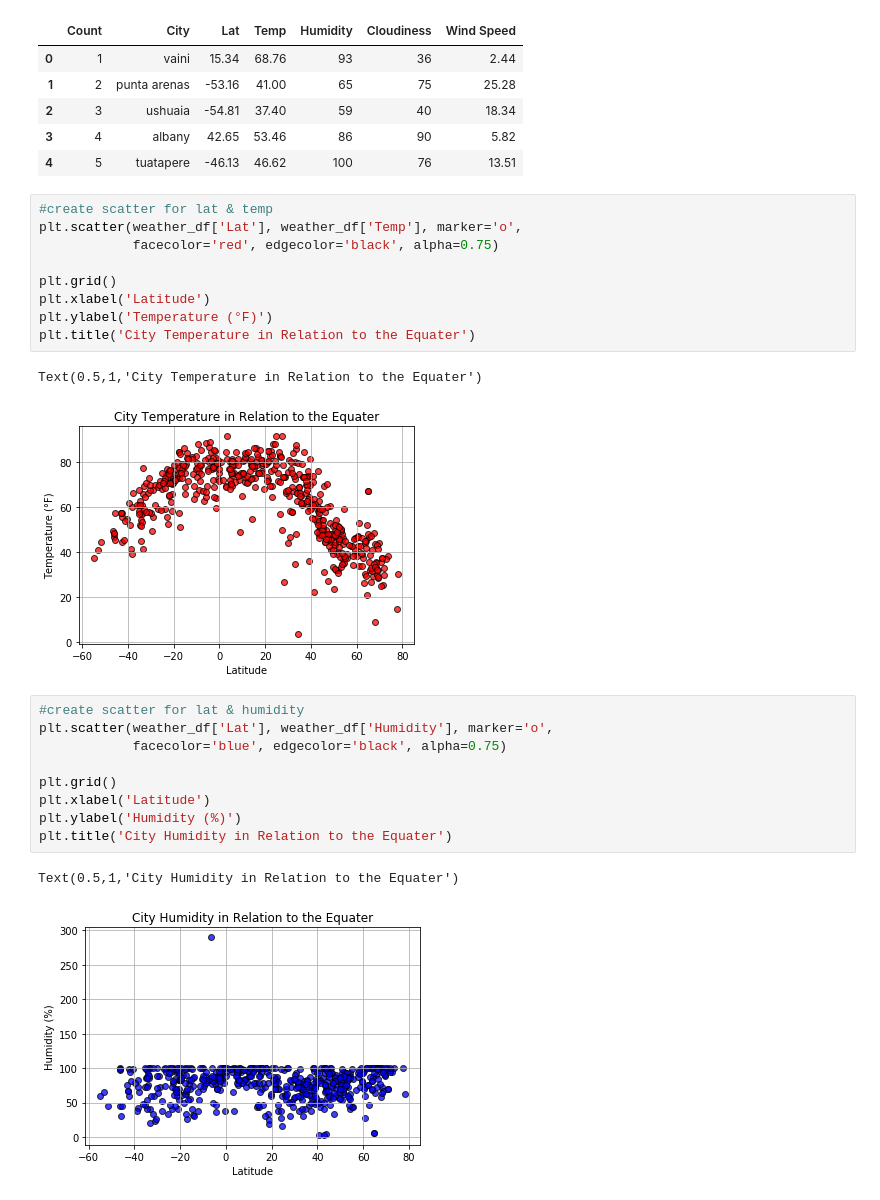
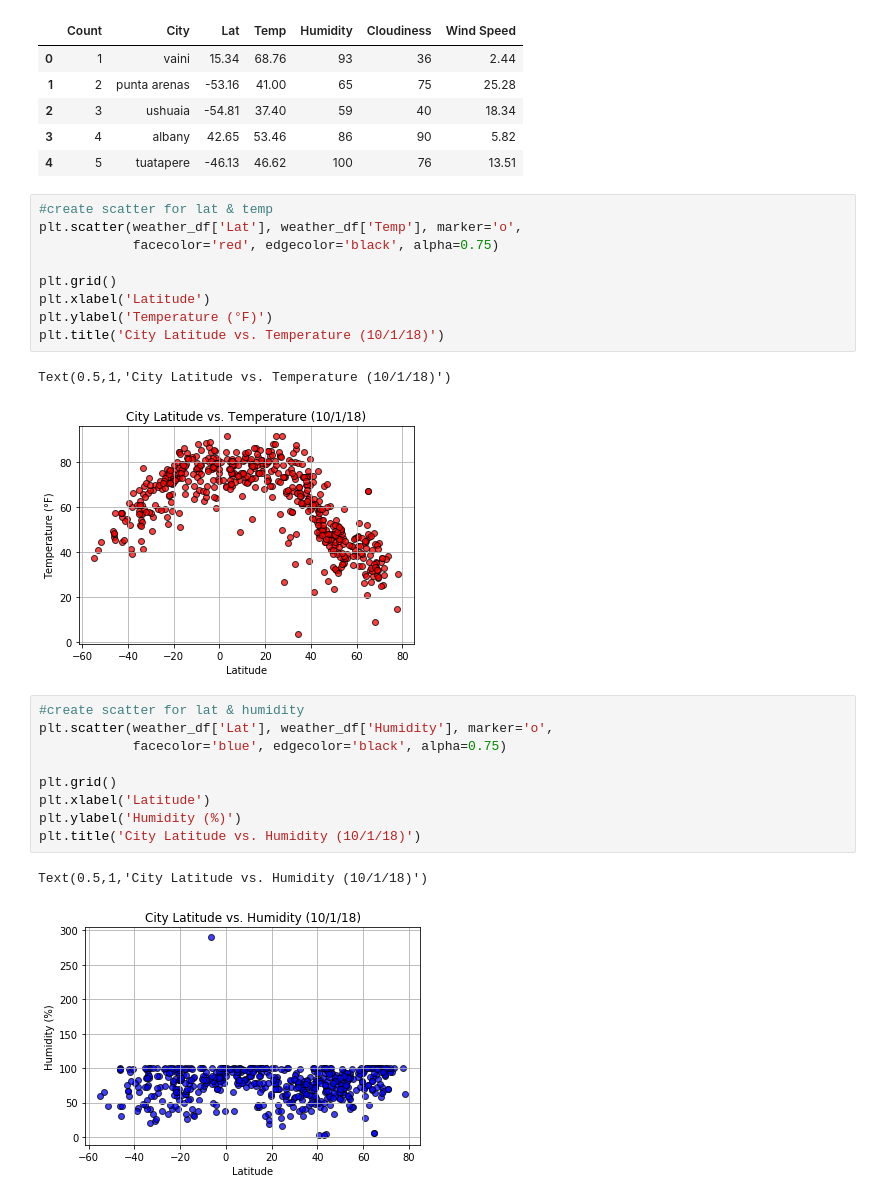
Before and after one commit to tc-sabr/Weather, a Jupyter notebook: Weather_Analysis.ipynb, the cells around one changed output. Saved outputs shown, nothing was run; the diff lists cells and outputs as text.

Commit message:
updated scatter titles

```diff
--- a/Weather_Analysis.ipynb
+++ b/Weather_Analysis.ipynb
@@ -98,15 +98,15 @@ weather_df.head()
 # %%
 #create scatter for lat & temp
 plt.scatter(weather_df['Lat'], weather_df['Temp'], marker='o',
             facecolor='red', edgecolor='black', alpha=0.75)
 
 plt.grid()
 plt.xlabel('Latitude')
 plt.ylabel('Temperature (°F)')
-plt.title('City Temperature in Relation to the Equater')
+plt.title('City Latitude vs. Temperature (10/1/18)')
 # %% [output]
-Text(0.5,1,'City Temperature in Relation to the Equater')
+Text(0.5,1,'City Latitude vs. Temperature (10/1/18)')
-[figure, old version]
+[figure, new version]
 # %%
 #create scatter for lat & humidity
 plt.scatter(weather_df['Lat'], weather_df['Humidity'], marker='o',
@@ -115,10 +115,10 @@ plt.scatter(weather_df['Lat'], weather_df['Humidity'], marker='o',
 plt.grid()
 plt.xlabel('Latitude')
 plt.ylabel('Humidity (%)')
-plt.title('City Humidity in Relation to the Equater')
+plt.title('City Latitude vs. Humidity (10/1/18)')
 # %% [output]
-Text(0.5,1,'City Humidity in Relation to the Equater')
+Text(0.5,1,'City Latitude vs. Humidity (10/1/18)')
-[figure, old version]
+[figure, new version]
 # %%
 #create scatter for lat & cloudiness
 plt.scatter(weather_df['Lat'], weather_df['Cloudiness'], marker='o',
```
Also changed, not shown: parts of 2 cells of this notebook.
